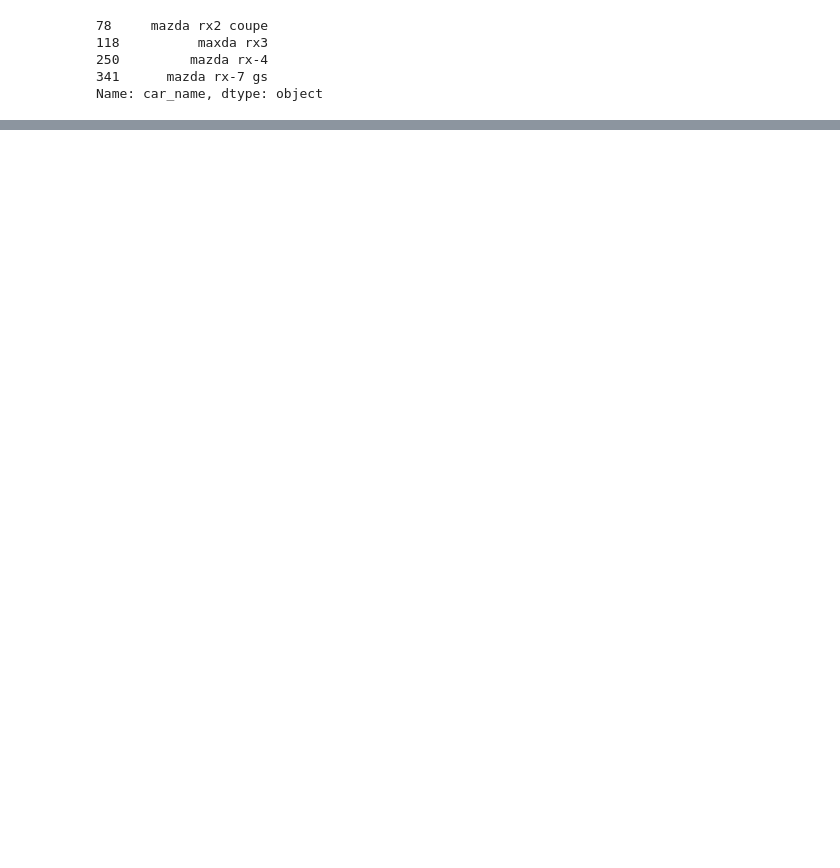
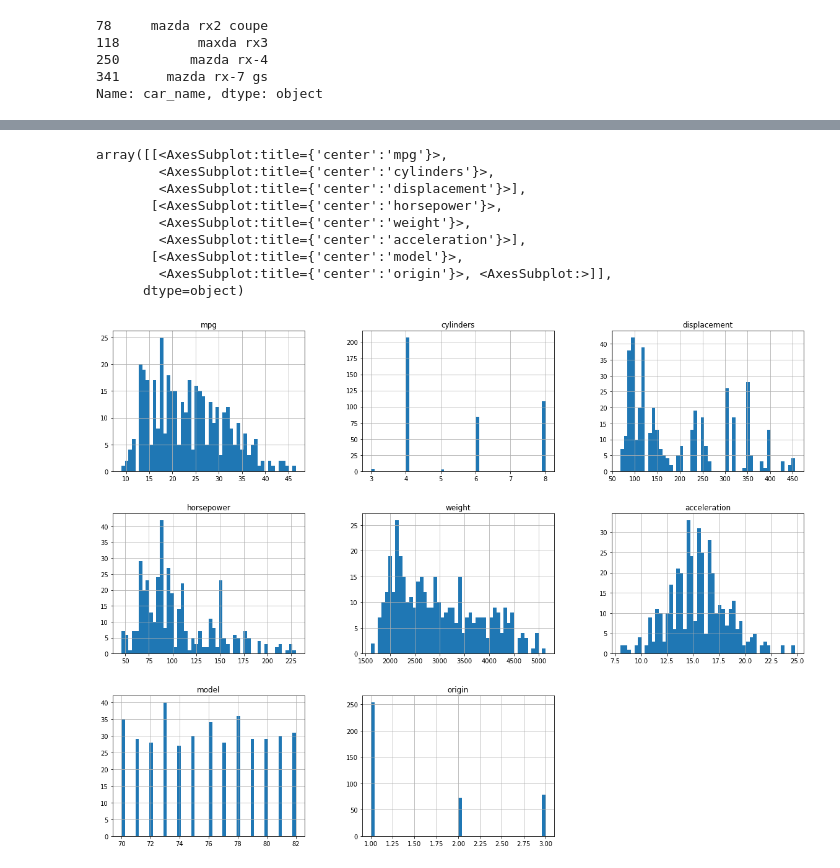
Before and after one commit to tonyvu1289/DV_lab03, a Jupyter notebook: code.ipynb, the cells around one changed output, grey strips where cells are left out. Cells and saved outputs as stored; diff of their text form; code cells hidden in the pictures; blank space fills up the shorter version.

```diff
--- a/code.ipynb
+++ b/code.ipynb
@@ -57,0 +92,14 @@ Name: car_name, dtype: object
+# %%
+# draw historgram for numerics collumns
+data.select_dtypes(include=['int','float']).hist(bins=50, figsize=(20,15))
+# %% [output]
+array([[<AxesSubplot:title={'center':'mpg'}>,
+        <AxesSubplot:title={'center':'cylinders'}>,
+        <AxesSubplot:title={'center':'displacement'}>],
+       [<AxesSubplot:title={'center':'horsepower'}>,
+        <AxesSubplot:title={'center':'weight'}>,
+        <AxesSubplot:title={'center':'acceleration'}>],
+       [<AxesSubplot:title={'center':'model'}>,
+        <AxesSubplot:title={'center':'origin'}>, <AxesSubplot:>]],
+      dtype=object)
+[figure, added]
```
Also changed, not shown: parts of 19 cells of this notebook.
